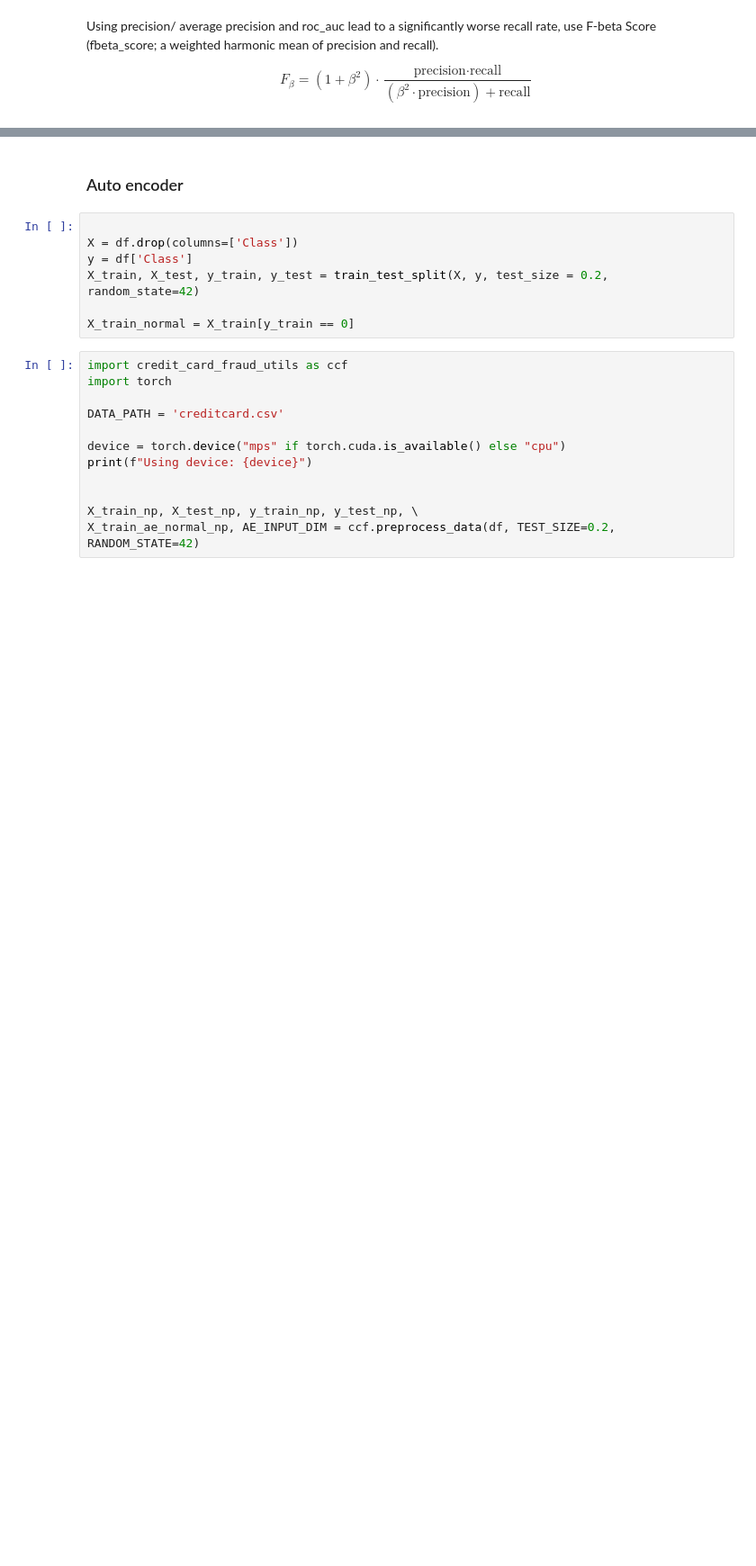
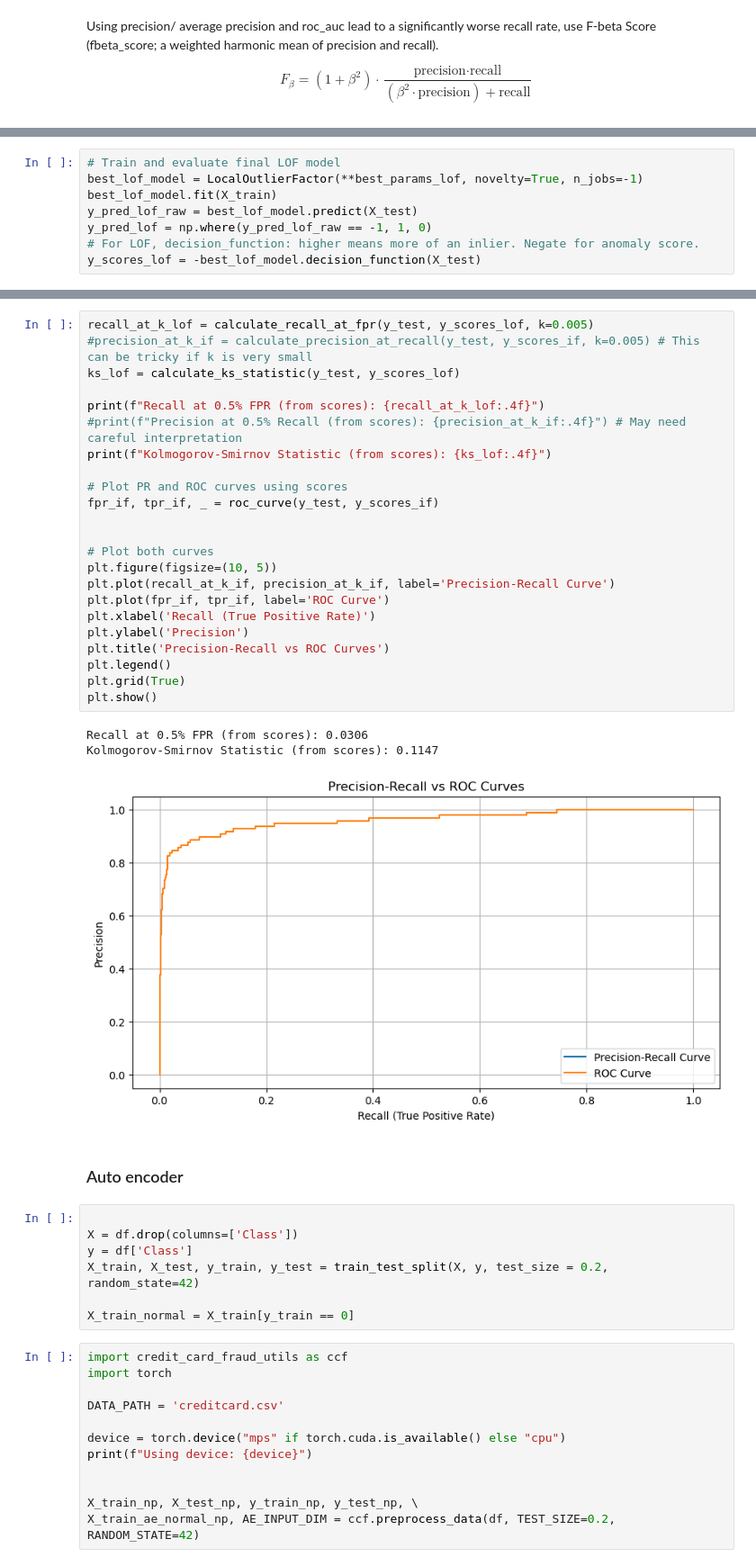
Before and after one commit to itxtx/credit_card_fraud_prediction, a Jupyter notebook: credit_card_fraud_unsupervised.ipynb, the cells around one changed output, grey strips where cells are left out. Shown at 90% size. Drawn from its saved outputs; the diff is of its cells as text; blank space fills up the shorter version.

```diff
--- a/credit_card_fraud_unsupervised.ipynb
+++ b/credit_card_fraud_unsupervised.ipynb
@@ -189,0 +445,8 @@ $$
+# %%
+# Train and evaluate final LOF model
+best_lof_model = LocalOutlierFactor(**best_params_lof, novelty=True, n_jobs=-1)
+best_lof_model.fit(X_train)
+y_pred_lof_raw = best_lof_model.predict(X_test)
+y_pred_lof = np.where(y_pred_lof_raw == -1, 1, 0)
+# For LOF, decision_function: higher means more of an inlier. Negate for anomaly score.
+y_scores_lof = -best_lof_model.decision_function(X_test)
@@ -190,3 +478,30 @@ $$
+# %%
+recall_at_k_lof = calculate_recall_at_fpr(y_test, y_scores_lof, k=0.005)
+#precision_at_k_if = calculate_precision_at_recall(y_test, y_scores_if, k=0.005) # This can be tricky if k is very small
+ks_lof = calculate_ks_statistic(y_test, y_scores_lof)
+
+print(f"Recall at 0.5% FPR (from scores): {recall_at_k_lof:.4f}")
+#print(f"Precision at 0.5% Recall (from scores): {precision_at_k_if:.4f}") # May need careful interpretation
+print(f"Kolmogorov-Smirnov Statistic (from scores): {ks_lof:.4f}")
+
+# Plot PR and ROC curves using scores
+fpr_if, tpr_if, _ = roc_curve(y_test, y_scores_if)
+
+
+# Plot both curves
+plt.figure(figsize=(10, 5))
+plt.plot(recall_at_k_if, precision_at_k_if, label='Precision-Recall Curve')
+plt.plot(fpr_if, tpr_if, label='ROC Curve')
+plt.xlabel('Recall (True Positive Rate)')
+plt.ylabel('Precision')
+plt.title('Precision-Recall vs ROC Curves')
+plt.legend()
+plt.grid(True)
+plt.show()
+# %% [output]
+Recall at 0.5% FPR (from scores): 0.0306
+Kolmogorov-Smirnov Statistic (from scores): 0.1147
+[figure, added]
 # %% [markdown]
 ### Auto encoder
 # %%
```
Also changed, not shown: parts of 17 cells of this notebook, 1 other file.
